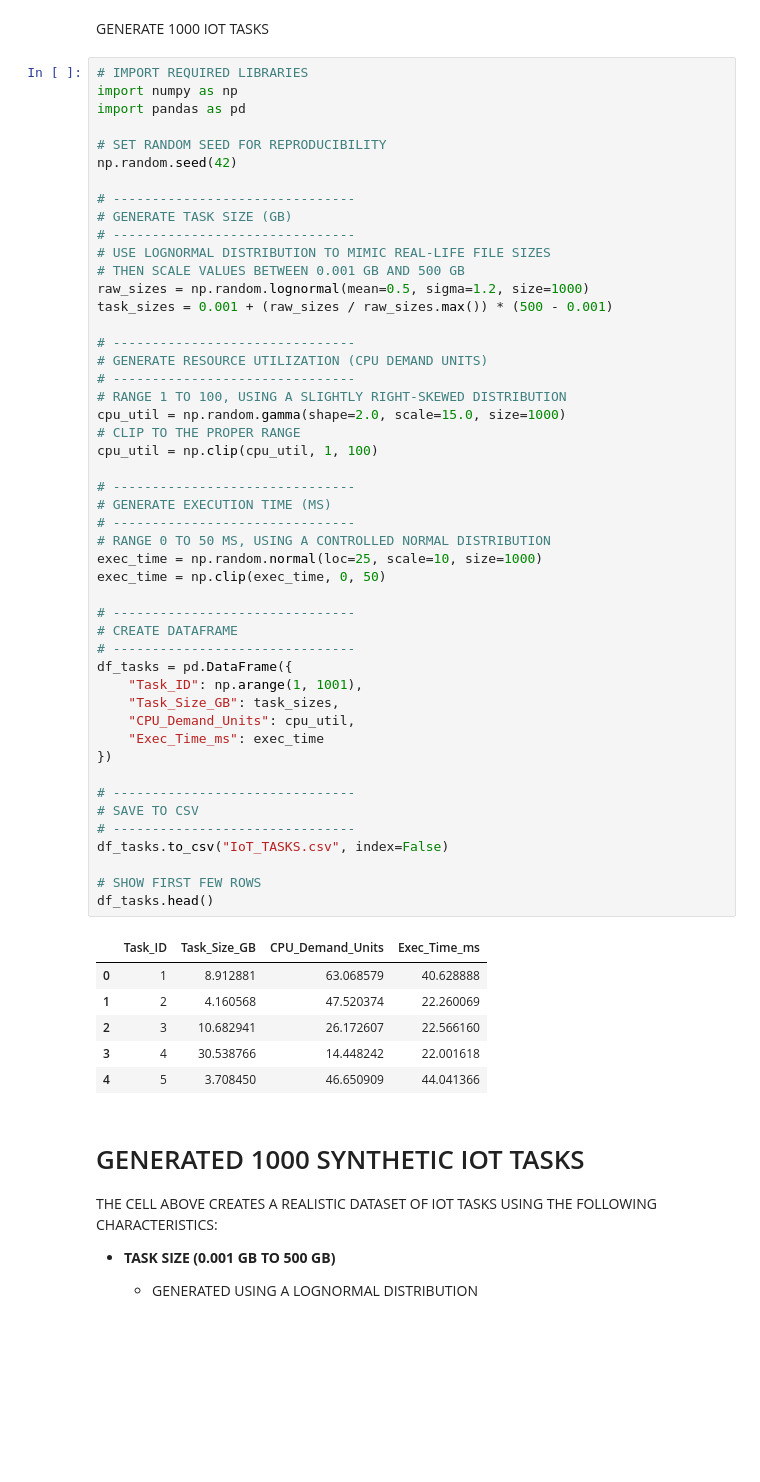
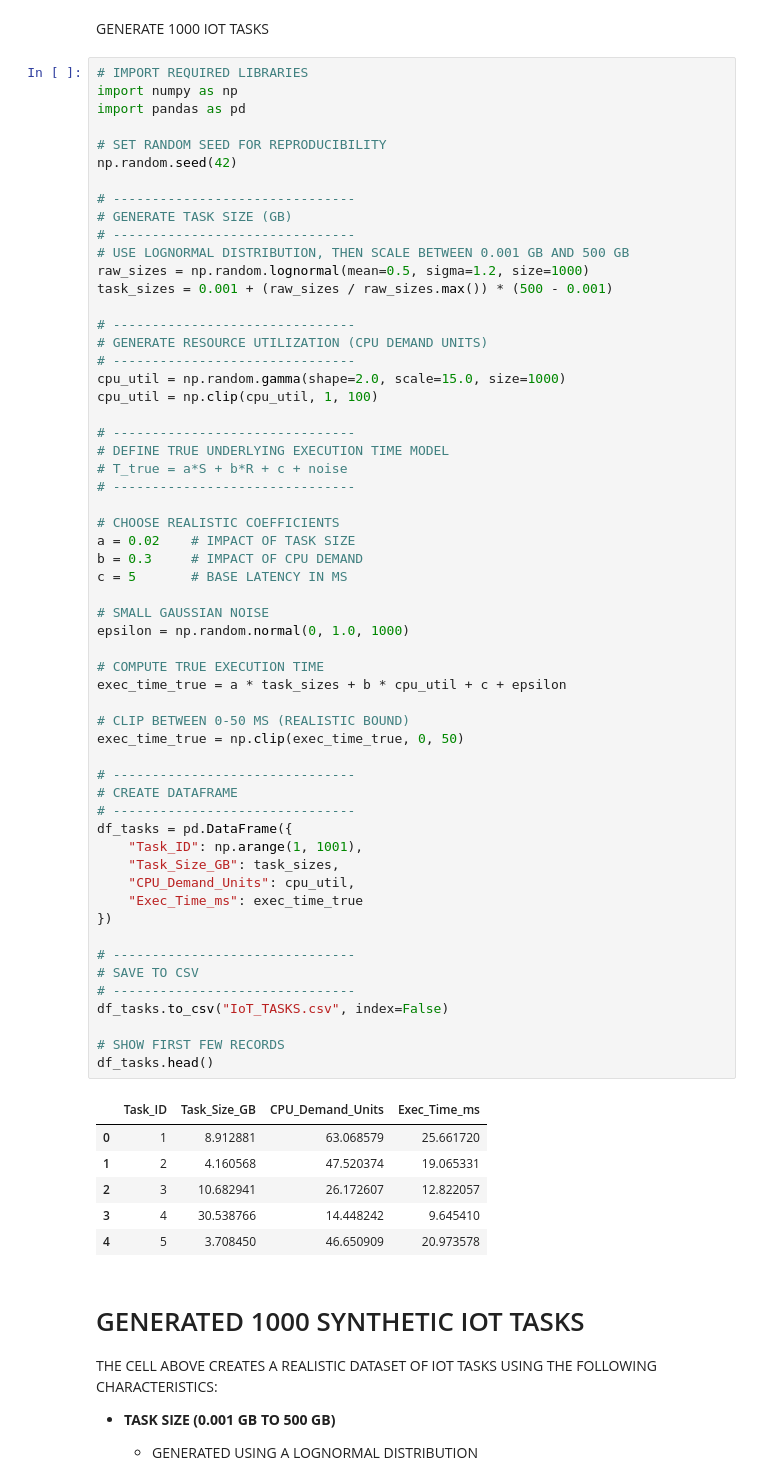
Before and after one commit to DaRkSouL36/SML-OA, a Jupyter notebook: ILLUSTRATION.ipynb, the cells around one changed output. Cells and saved outputs as stored; diff of their text form; blank space fills up the shorter version.

Commit message:
UPDATED EXECUTION TIME MODEL TO USE REALISTIC LINEAR FORM WITH PARAMETERS AND GAUSSIAN NOISE

```diff
--- a/ILLUSTRATION.ipynb
+++ b/ILLUSTRATION.ipynb
@@ -11,50 +11,59 @@ np.random.seed(42)
 # -------------------------------
 # GENERATE TASK SIZE (GB)
 # -------------------------------
-# USE LOGNORMAL DISTRIBUTION TO MIMIC REAL-LIFE FILE SIZES
-# THEN SCALE VALUES BETWEEN 0.001 GB AND 500 GB
+# USE LOGNORMAL DISTRIBUTION, THEN SCALE BETWEEN 0.001 GB AND 500 GB
 raw_sizes = np.random.lognormal(mean=0.5, sigma=1.2, size=1000)
 task_sizes = 0.001 + (raw_sizes / raw_sizes.max()) * (500 - 0.001)
 
 # -------------------------------
 # GENERATE RESOURCE UTILIZATION (CPU DEMAND UNITS)
 # -------------------------------
-# RANGE 1 TO 100, USING A SLIGHTLY RIGHT-SKEWED DISTRIBUTION
 cpu_util = np.random.gamma(shape=2.0, scale=15.0, size=1000)
-# CLIP TO THE PROPER RANGE
 cpu_util = np.clip(cpu_util, 1, 100)
 
 # -------------------------------
-# GENERATE EXECUTION TIME (MS)
+# DEFINE TRUE UNDERLYING EXECUTION TIME MODEL
+# T_true = a*S + b*R + c + noise
 # -------------------------------
-# RANGE 0 TO 50 MS, USING A CONTROLLED NORMAL DISTRIBUTION
-exec_time = np.random.normal(loc=25, scale=10, size=1000)
-exec_time = np.clip(exec_time, 0, 50)
+
+# CHOOSE REALISTIC COEFFICIENTS
+a = 0.02    # IMPACT OF TASK SIZE
+b = 0.3     # IMPACT OF CPU DEMAND
+c = 5       # BASE LATENCY IN MS
+
+# SMALL GAUSSIAN NOISE
+epsilon = np.random.normal(0, 1.0, 1000)
+
+# COMPUTE TRUE EXECUTION TIME
+exec_time_true = a * task_sizes + b * cpu_util + c + epsilon
+
+# CLIP BETWEEN 0-50 MS (REALISTIC BOUND)
+exec_time_true = np.clip(exec_time_true, 0, 50)
 
 # -------------------------------
 # CREATE DATAFRAME
 # -------------------------------
 df_tasks = pd.DataFrame({
     "Task_ID": np.arange(1, 1001),
     "Task_Size_GB": task_sizes,
     "CPU_Demand_Units": cpu_util,
-    "Exec_Time_ms": exec_time
+    "Exec_Time_ms": exec_time_true
 })
 
 # -------------------------------
 # SAVE TO CSV
 # -------------------------------
 df_tasks.to_csv("IoT_TASKS.csv", index=False)
 
-# SHOW FIRST FEW ROWS
+# SHOW FIRST FEW RECORDS
 df_tasks.head()
 # %% [output]
 |  | Task_ID | Task_Size_GB | CPU_Demand_Units | Exec_Time_ms |
-| 0 | 1 | 8.912881 | 63.068579 | 40.628888 |
-| 1 | 2 | 4.160568 | 47.520374 | 22.260069 |
-| 2 | 3 | 10.682941 | 26.172607 | 22.566160 |
-| 3 | 4 | 30.538766 | 14.448242 | 22.001618 |
-| 4 | 5 | 3.708450 | 46.650909 | 44.041366 |
+| 0 | 1 | 8.912881 | 63.068579 | 25.661720 |
+| 1 | 2 | 4.160568 | 47.520374 | 19.065331 |
+| 2 | 3 | 10.682941 | 26.172607 | 12.822057 |
+| 3 | 4 | 30.538766 | 14.448242 | 9.645410 |
+| 4 | 5 | 3.708450 | 46.650909 | 20.973578 |
 # %% [markdown]
 # GENERATED 1000 SYNTHETIC IOT TASKS
 
```
Also changed, not shown: parts of 4 cells of this notebook, 1 other file.
